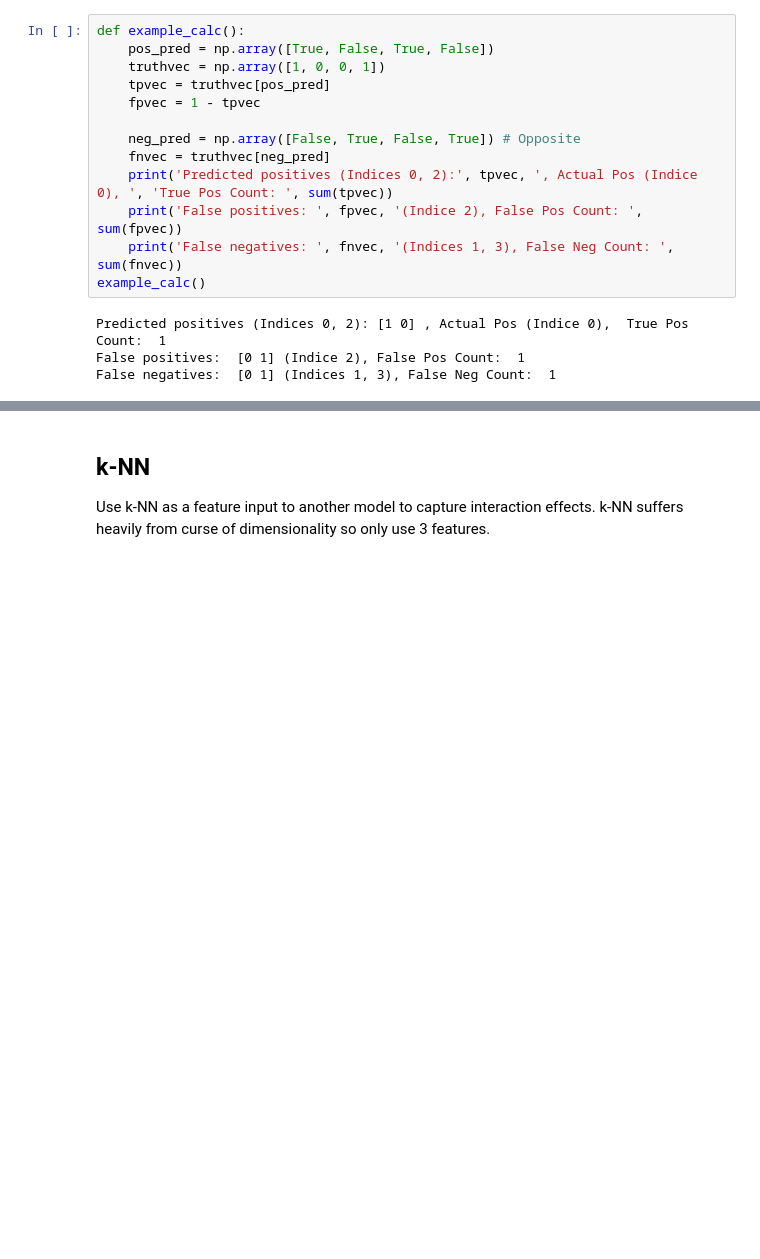
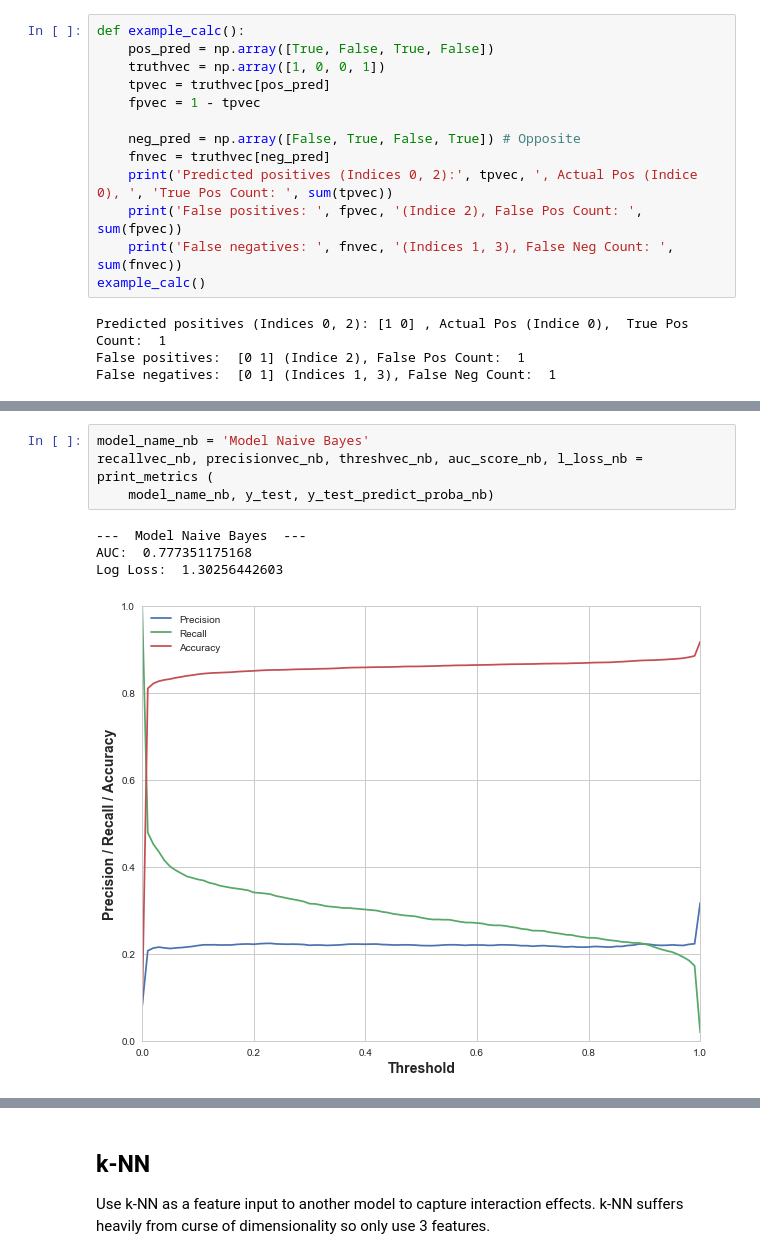
Before and after one commit to nanafwu/kiva-loan-classification, a Jupyter notebook: Kiva_Loan_Classification.ipynb, the cells around one changed output, grey strips where cells are left out. Drawn from its saved outputs; the diff is of its cells as text; blank space fills up the shorter version.

```diff
--- a/Kiva_Loan_Classification.ipynb
+++ b/Kiva_Loan_Classification.ipynb
@@ -501,0 +584,9 @@ False negatives:  [0 1] (Indices 1, 3), False Neg Count:  1
+# %%
+model_name_nb = 'Model Naive Bayes'
+recallvec_nb, precisionvec_nb, threshvec_nb, auc_score_nb, l_loss_nb = print_metrics (
+    model_name_nb, y_test, y_test_predict_proba_nb)
+# %% [output]
+---  Model Naive Bayes  ---
+AUC:  0.777351175168
+Log Loss:  1.30256442603
+[figure, added]
```
Also changed, not shown: parts of 38 cells of this notebook.
